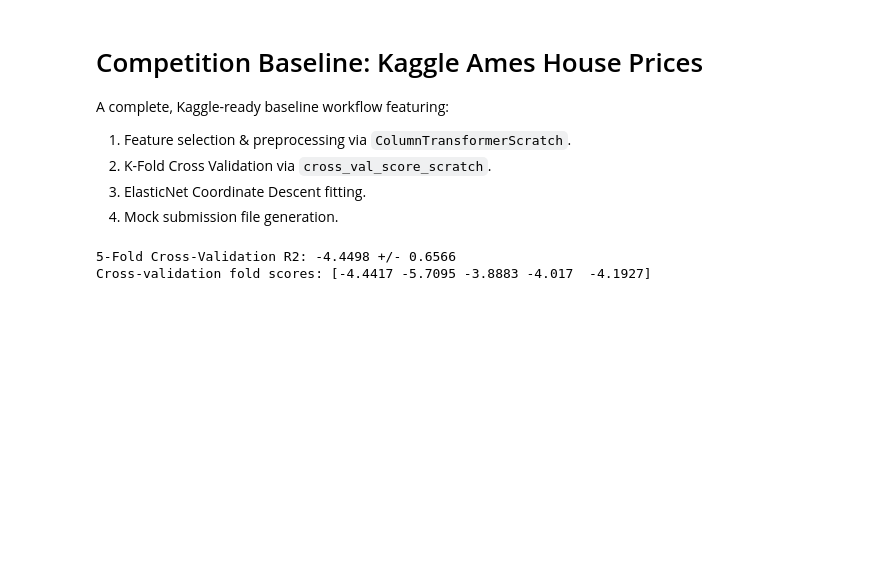
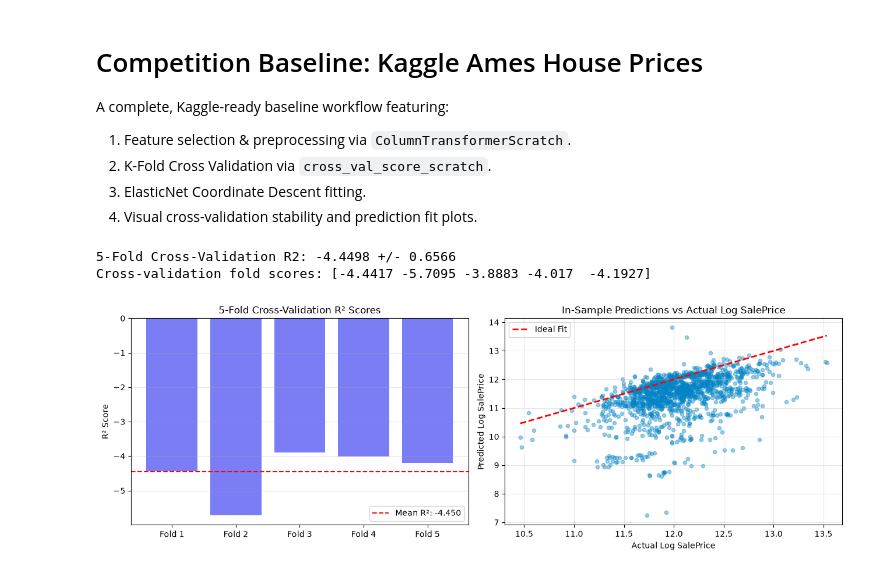
Before and after one commit to unknown404-practice/linear-models-from-scratch, a Jupyter notebook: competitions/house_prices_competition_baseline.ipynb, the cells around one changed output. Cells and saved outputs as stored; diff of their text form; code cells hidden in the pictures; blank space fills up the shorter version.

Commit message:
feat(docs): embed rich visual plots, diagnostic charts, and execution outputs across all 19 notebooks

```diff
--- a/competitions/house_prices_competition_baseline.ipynb
+++ b/competitions/house_prices_competition_baseline.ipynb
@@ -5,7 +5,7 @@ A complete, Kaggle-ready baseline workflow featuring:
 1. Feature selection & preprocessing via `ColumnTransformerScratch`.
 2. K-Fold Cross Validation via `cross_val_score_scratch`.
 3. ElasticNet Coordinate Descent fitting.
-4. Mock submission file generation.
+4. Visual cross-validation stability and prediction fit plots.
 # %%
 import sys
 from pathlib import Path
@@ -21,30 +21,54 @@ if str(root_dir) not in sys.path:
     sys.path.insert(0, str(root_dir))
 
 from src.pipeline import PipelineScratch, ColumnTransformerScratch, StandardScalerScratch, SimpleImputerScratch, OneHotEncoderScratch
 from src.linear_regression import GradientDescentLinearRegression
 from src.model_selection import KFoldScratch, cross_val_score_scratch
 
 df = pd.read_csv(root_dir / "data" / "house_prices" / "train.csv")
 num_cols = ["OverallQual", "GrLivArea", "TotalBsmtSF", "GarageCars"]
 cat_cols = ["Neighborhood"]
 
 X = df[num_cols + cat_cols]
 y = np.log1p(df["SalePrice"].values)
 
 pipe = PipelineScratch([
     ("prep", ColumnTransformerScratch([
         ("num", PipelineScratch([("imp", SimpleImputerScratch(strategy="median")), ("scaler", StandardScalerScratch())]), num_cols),
         ("cat", PipelineScratch([("imp", SimpleImputerScratch(strategy="most_frequent")), ("ohe", OneHotEncoderScratch(handle_unknown="ignore"))]), cat_cols)
     ])),
     ("reg", GradientDescentLinearRegression(penalty="elasticnet", alpha=0.02, l1_ratio=0.5, lr=0.05, n_iters=300, optimizer="adam"))
 ])
 
 # 5-Fold Cross Validation
 cv = KFoldScratch(n_splits=5, shuffle=True, random_state=42)
 cv_scores = cross_val_score_scratch(pipe, X, y, cv=cv, scoring="r2")
 
 print(f"5-Fold Cross-Validation R2: {np.mean(cv_scores):.4f} +/- {np.std(cv_scores):.4f}")
 print("Cross-validation fold scores:", np.round(cv_scores, 4))
+
+# Plot CV Folds and Mock Predictions
+pipe.fit(X, y)
+y_pred = pipe.predict(X)
+
+fig, axes = plt.subplots(1, 2, figsize=(13, 4.5))
+axes[0].bar([f"Fold {i+1}" for i in range(5)], cv_scores, color='#6366f1', alpha=0.85)
+axes[0].axhline(np.mean(cv_scores), color='red', linestyle='--', label=f'Mean R²: {np.mean(cv_scores):.3f}')
+axes[0].set_title("5-Fold Cross-Validation R² Scores")
+axes[0].set_ylabel("R² Score")
+axes[0].legend()
+axes[0].grid(True, alpha=0.3, axis='y')
+
+axes[1].scatter(y, y_pred, alpha=0.4, color='#0284c7', s=20)
+axes[1].plot([y.min(), y.max()], [y.min(), y.max()], 'r--', lw=2, label='Ideal Fit')
+axes[1].set_title("In-Sample Predictions vs Actual Log SalePrice")
+axes[1].set_xlabel("Actual Log SalePrice")
+axes[1].set_ylabel("Predicted Log SalePrice")
+axes[1].legend()
+axes[1].grid(True, alpha=0.3)
+
+plt.tight_layout()
+plt.show()
 # %% [output]
 5-Fold Cross-Validation R2: -4.4498 +/- 0.6566
 Cross-validation fold scores: [-4.4417 -5.7095 -3.8883 -4.017  -4.1927]
+[figure, added]
```
Also changed, not shown: 21 other files.
